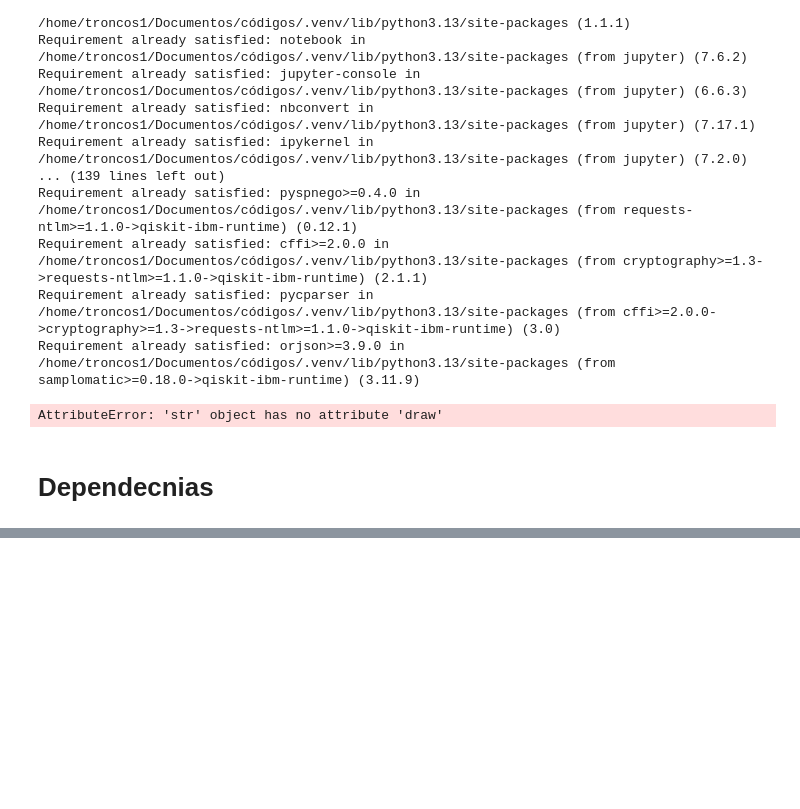
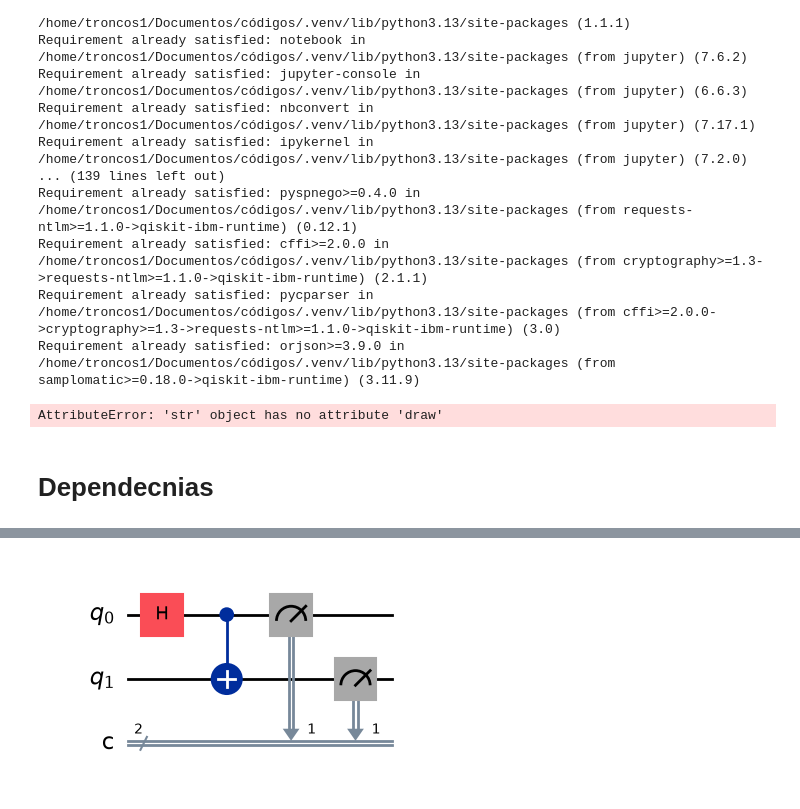
Before and after one commit to troncos22/QTD, a Jupyter notebook: prueba.ipynb, the cells around one changed output, grey strips where cells are left out. Cells and saved outputs as stored; diff of their text form; code cells hidden in the pictures; blank space fills up the shorter version.

```diff
--- a/prueba.ipynb
+++ b/prueba.ipynb
@@ -106,0 +134,11 @@ X = Operator.from_label("X")
+# %%
+# pregunta 4
+qc = QuantumCircuit(2,2)
+qc.h(0)
+qc.cx(0,1)
+qc.measure(0,1)
+qc.measure(1,1)
+
+display(qc.draw("mpl"))
+# %% [output]
+[figure, added]
```
Also changed, not shown: parts of 8 cells of this notebook, 1 other file.
